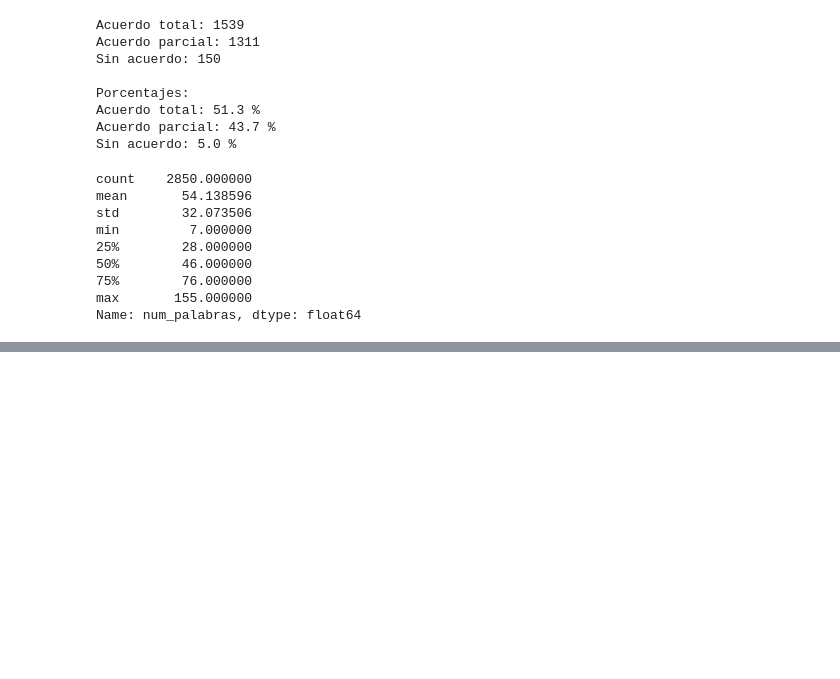
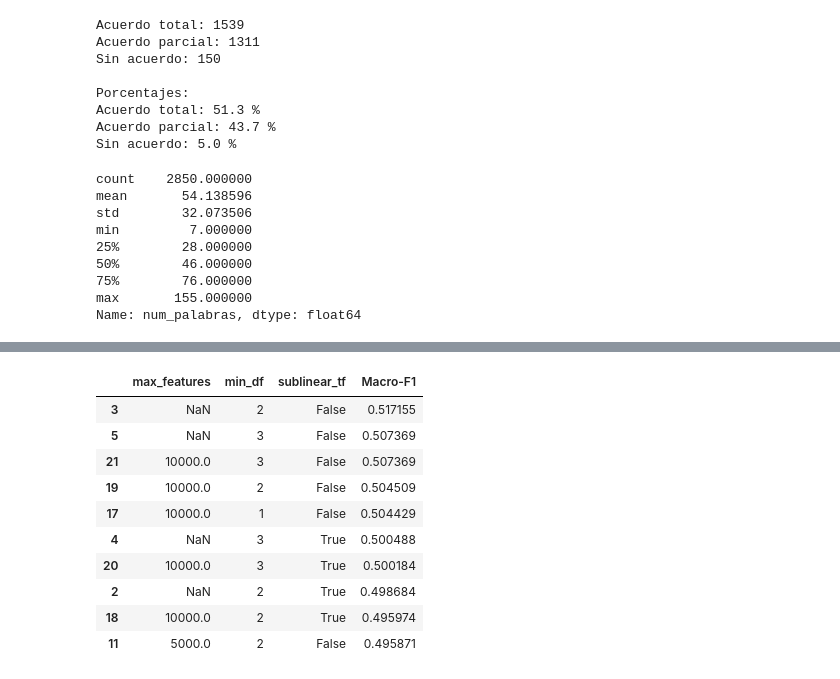
Before and after one commit to josecasass/TP3_NLP, a Jupyter notebook: TP3_NLP.ipynb, the cells around one changed output, grey strips where cells are left out. Cells and saved outputs as stored; diff of their text form; code cells hidden in the pictures; blank space fills up the shorter version.

```diff
--- a/TP3_NLP.ipynb
+++ b/TP3_NLP.ipynb
@@ -140,0 +495,59 @@ Name: num_palabras, dtype: float64
+# %%
+from sklearn.model_selection import ParameterGrid
+from sklearn.metrics import f1_score
+
+configuraciones = ParameterGrid({
+    "min_df": [1, 2, 3, 5],
+    "sublinear_tf": [True, False],
+    "max_features": [None, 5000, 10000]
+})
+
+resultados = []
+
+for config in configuraciones:
+    modelo_busqueda = Pipeline([
+        ("tfidf", TfidfVectorizer(
+            ngram_range=(1, 2),
+            **config
+        )),
+        ("clasificador", LogisticRegression(
+            C=1,
+            max_iter=1000,
+            class_weight="balanced"
+        ))
+    ])
+
+    modelo_busqueda.fit(X_train, train_df["majority_label"])
+    pred = modelo_busqueda.predict(X_val)
+
+    f1 = f1_score(
+        val_df["majority_label"],
+        pred,
+        average="macro"
+    )
+
+    resultados.append({
+        **config,
+        "Macro-F1": f1
+    })
+
+resultados_df = pd.DataFrame(resultados)
+
+display(
+    resultados_df.sort_values(
+        "Macro-F1",
+        ascending=False
+    ).head(10)
+)
+# %% [output]
+|  | max_features | min_df | sublinear_tf | Macro-F1 |
+| 3 | NaN | 2 | False | 0.517155 |
+| 5 | NaN | 3 | False | 0.507369 |
+| 21 | 10000.0 | 3 | False | 0.507369 |
+| 19 | 10000.0 | 2 | False | 0.504509 |
+| 17 | 10000.0 | 1 | False | 0.504429 |
+| 4 | NaN | 3 | True | 0.500488 |
+| 20 | 10000.0 | 3 | True | 0.500184 |
+| 2 | NaN | 2 | True | 0.498684 |
+| 18 | 10000.0 | 2 | True | 0.495974 |
+| 11 | 5000.0 | 2 | False | 0.495871 |
```
Also changed, not shown: parts of 21 cells of this notebook, 1 other file.
